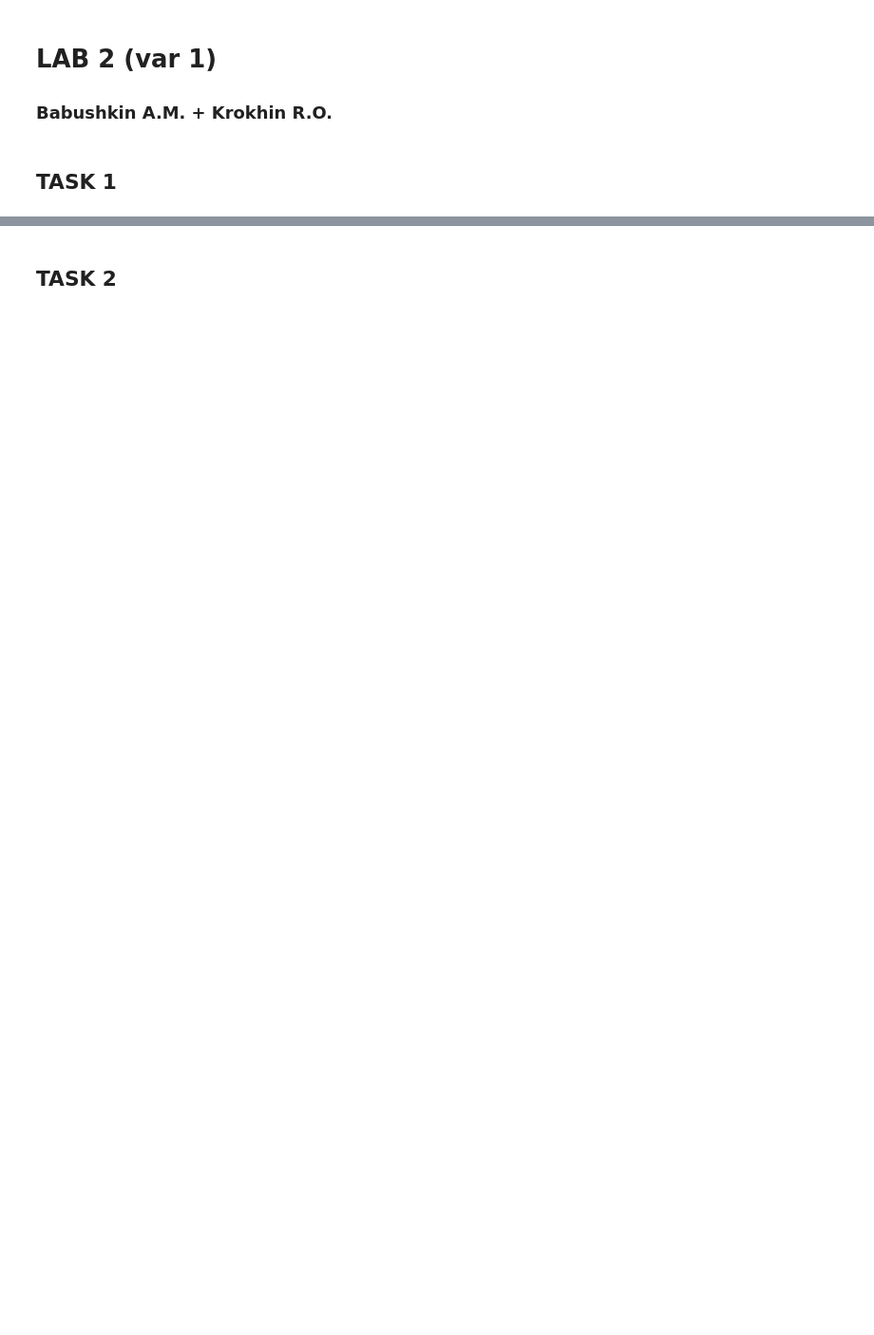
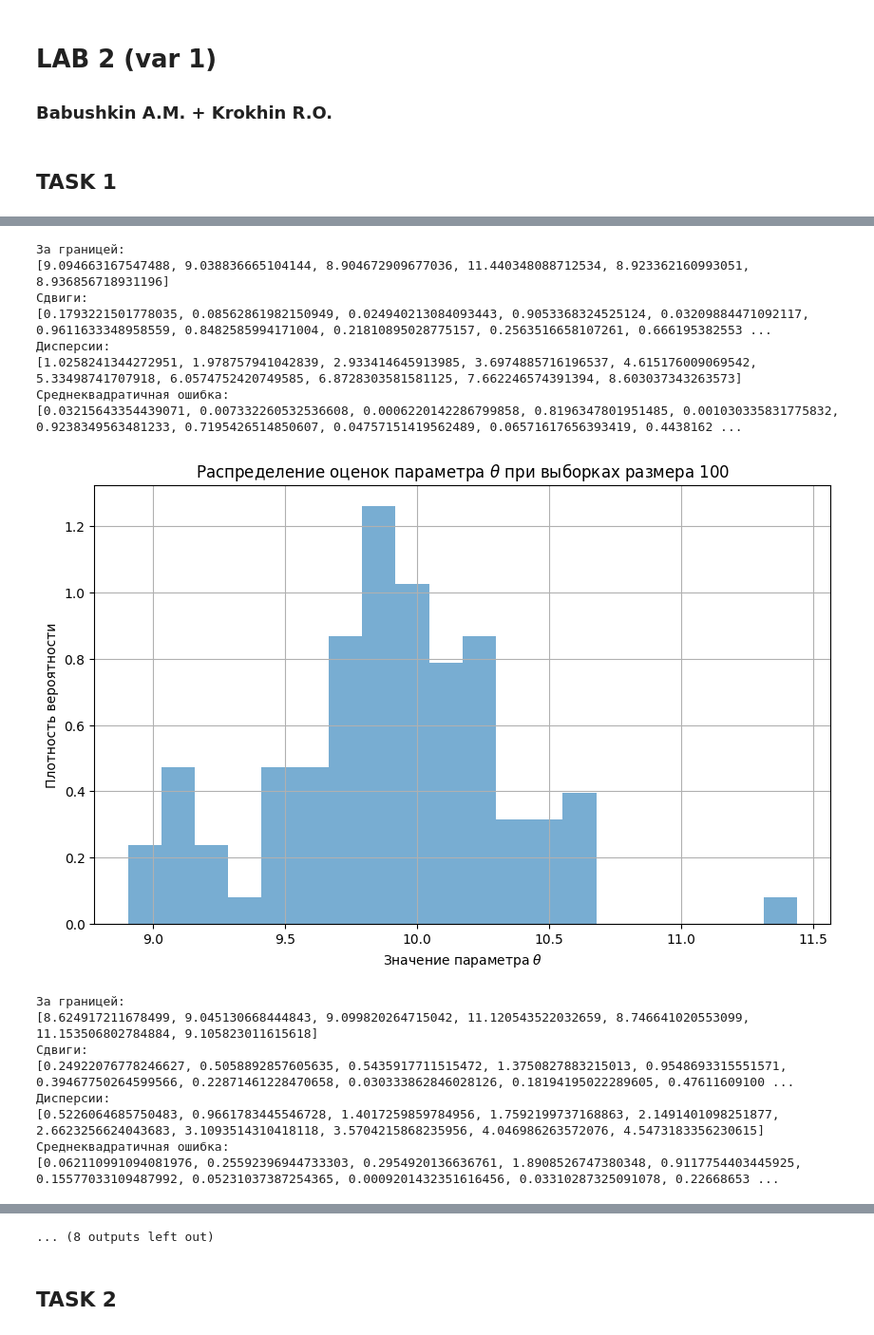
Before and after one commit to svinoczarITMO/s4-mathstat-lab3, a Jupyter notebook: Lab2/task2.ipynb, the cells around one changed output, grey strips where cells are left out. Shown at 95% size. Drawn from its saved outputs; the diff is of its cells as text; code cells hidden in the pictures; blank space fills up the shorter version.

```diff
--- a/Lab2/task2.ipynb
+++ b/Lab2/task2.ipynb
@@ -62,0 +13,57 @@ plt.show()
+# %%
+import numpy as np
+import matplotlib.pyplot as plt
+
+def plot_theta_distribution(thetas, n):
+    plt.figure(figsize=(10, 6))
+    plt.hist(thetas, bins=20, density=True, alpha=0.6)
+    plt.xlabel('Значение параметра $\\theta$')
+    plt.ylabel('Плотность вероятности')
+    plt.title(f'Распределение оценок параметра $\\theta$ при выборках размера {n}')
+    plt.grid(True)
+    plt.show()
+
+def grade(samples, n):
+    thetas, bias, vars, mses = [0] * n, [0] * n, [0] * n, [0] * n
+    for i in range(n):
+        thetas[i] = (np.sqrt(3*np.var(samples[i])))
+        bias[i] = abs(thetas[i] - 10)
+        vars[i] = np.var(thetas)
+        mses[i] = np.mean((thetas[i]-10)**2)
+    return thetas, bias, vars, mses
+
+
+for n in range(100, 1001, 100):
+    samples = np.random.uniform(low=-10, high=10, size=(n, 100))
+    thetas, bias, vars, mses = grade(samples, n)
+    out_of_range = []
+    for i in thetas:
+        if np.abs(np.abs(i) - 10)>0.88:
+            out_of_range.append(i)
+    print("За границей:")
+    print (out_of_range[:10])
+    print("Сдвиги:")
+    print (bias[:10])
+    print("Дисперсии:")
+    print (vars[:10])
+    print("Среднеквадратичная ошибка:")
+    print (mses[:10])
+    plot_theta_distribution(thetas, n)
+# %% [output]
+За границей:
+[9.094663167547488, 9.038836665104144, 8.904672909677036, 11.440348088712534, 8.923362160993051, 8.936856718931196]
+Сдвиги:
+[0.1793221501778035, 0.08562861982150949, 0.024940213084093443, 0.9053368324525124, 0.03209884471092117, 0.9611633348958559, 0.8482585994171004, 0.21810895028775157, 0.2563516658107261, 0.666195382553 ...
+Дисперсии:
+[1.0258241344272951, 1.978757941042839, 2.933414645913985, 3.6974885716196537, 4.615176009069542, 5.33498741707918, 6.0574752420749585, 6.8728303581581125, 7.662246574391394, 8.603037343263573]
+Среднеквадратичная ошибка:
+[0.03215643354439071, 0.007332260532536608, 0.0006220142286799858, 0.8196347801951485, 0.001030335831775832, 0.9238349563481233, 0.7195426514850607, 0.04757151419562489, 0.06571617656393419, 0.4438162 ...
+[figure, added]
+За границей:
+[8.624917211678499, 9.045130668444843, 9.099820264715042, 11.120543522032659, 8.746641020553099, 11.153506802784884, 9.105823011615618]
+Сдвиги:
+[0.24922076778246627, 0.5058892857605635, 0.5435917711515472, 1.3750827883215013, 0.9548693315551571, 0.39467750264599566, 0.22871461228470658, 0.030333862846028126, 0.18194195022289605, 0.47611609100 ...
+Дисперсии:
+[0.5226064685750483, 0.9661783445546728, 1.4017259859784956, 1.7592199737168863, 2.1491401098251877, 2.6623256624043683, 3.1093514310418118, 3.5704215868235956, 4.046986263572076, 4.5473183356230615]
+Среднеквадратичная ошибка:
+[0.062110991094081976, 0.25592396944733303, 0.2954920136636761, 1.8908526747380348, 0.9117754403445925, 0.15577033109487992, 0.05231037387254365, 0.0009201432351616456, 0.03310287325091078, 0.22668653 ...
@@ -63,2 +107,3 @@ plt.show()
+... (8 outputs left out)
 # %% [markdown]
 ## TASK 2
```
Also changed, not shown: parts of 5 cells of this notebook.
